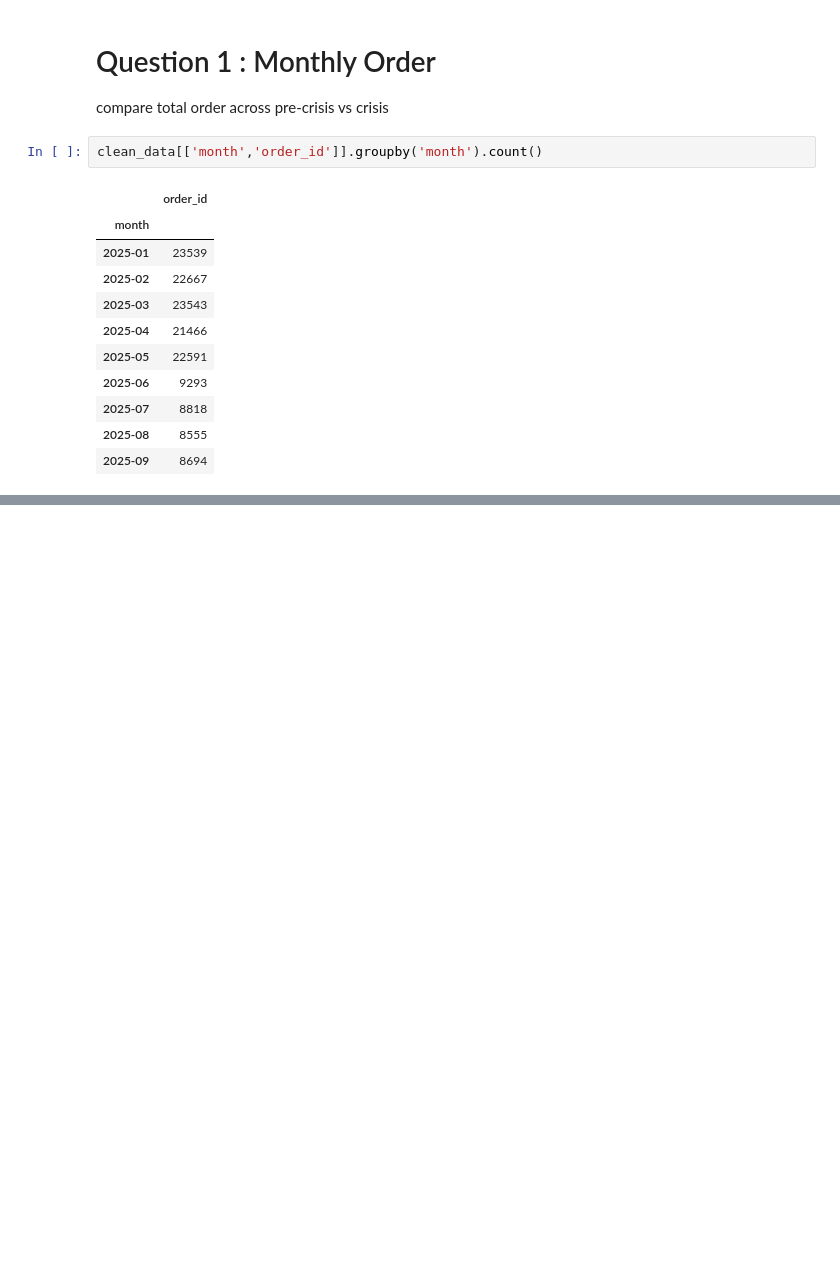
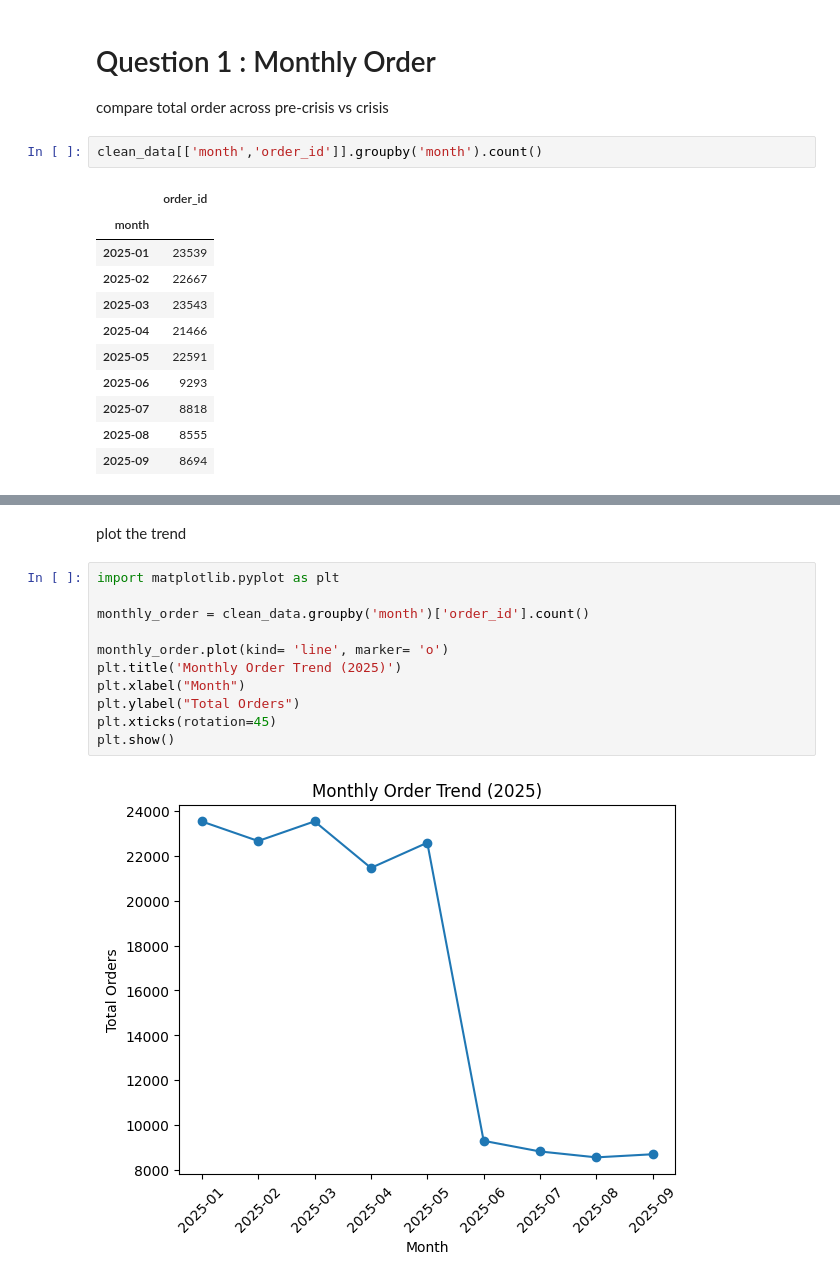
Before and after one commit to vandanvlog/FoodDelivery-Crisis-Analysis, a Jupyter notebook: research/data_cleaning.ipynb, the cells around one changed output, grey strips where cells are left out. Drawn from its saved outputs; the diff is of its cells as text; blank space fills up the shorter version.

Commit message:
total 3 questions is done

```diff
--- a/research/data_cleaning.ipynb
+++ b/research/data_cleaning.ipynb
@@ -333,0 +381,15 @@ clean_data[['month','order_id']].groupby('month').count()
+# %% [markdown]
+plot the trend
+# %%
+import matplotlib.pyplot as plt
+
+monthly_order = clean_data.groupby('month')['order_id'].count()
+
+monthly_order.plot(kind= 'line', marker= 'o')
+plt.title('Monthly Order Trend (2025)')
+plt.xlabel("Month")
+plt.ylabel("Total Orders")
+plt.xticks(rotation=45)
+plt.show()
+# %% [output]
+[figure, added]
```
Also changed, not shown: parts of 30 cells of this notebook, 1 other file.
